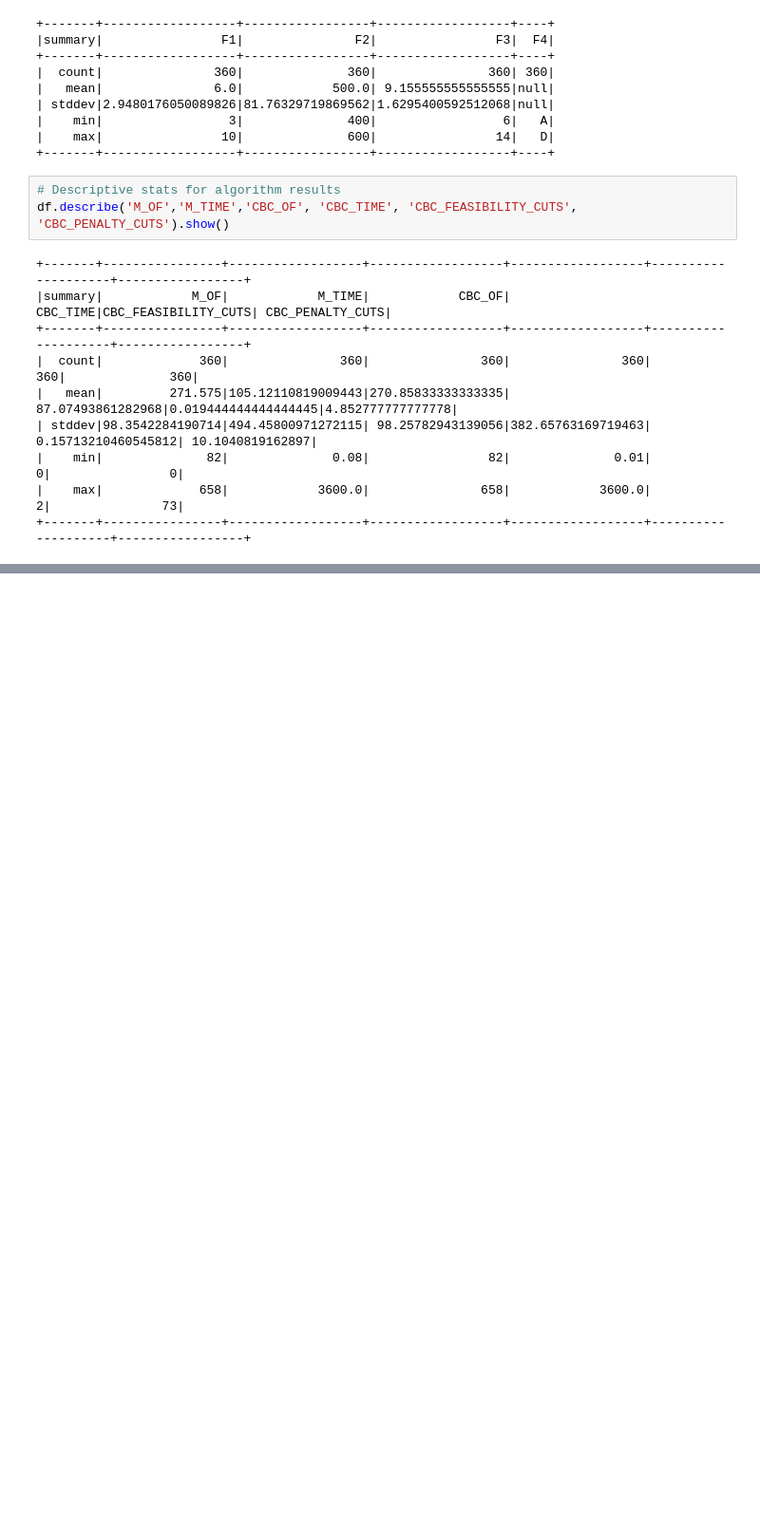
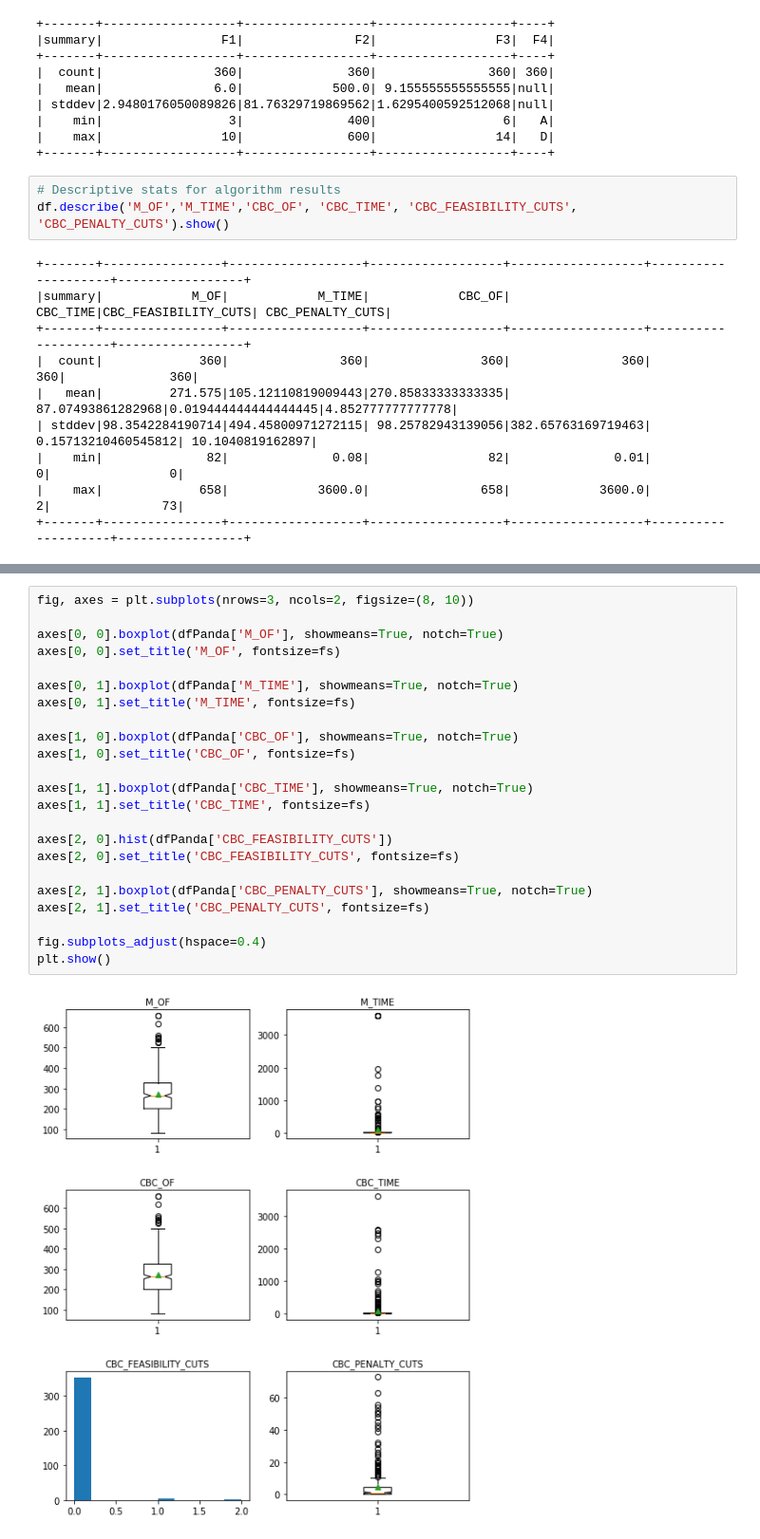
Before and after one commit to JakeSieghardt/pyspark-challenge, a Jupyter notebook: src/work/Challenge.ipynb, the cells around one changed output, grey strips where cells are left out. Shown: that part at 95% size. Drawn from its saved outputs; the diff is of its cells as text; blank space fills up the shorter version.

```diff
--- a/src/work/Challenge.ipynb
+++ b/src/work/Challenge.ipynb
@@ -113,0 +146,25 @@ df.describe('M_OF','M_TIME','CBC_OF', 'CBC_TIME', 'CBC_FEASIBILITY_CUTS', 'CBC_P
+# %%
+fig, axes = plt.subplots(nrows=3, ncols=2, figsize=(8, 10))
+
+axes[0, 0].boxplot(dfPanda['M_OF'], showmeans=True, notch=True)
+axes[0, 0].set_title('M_OF', fontsize=fs)
+
+axes[0, 1].boxplot(dfPanda['M_TIME'], showmeans=True, notch=True)
+axes[0, 1].set_title('M_TIME', fontsize=fs)
+
+axes[1, 0].boxplot(dfPanda['CBC_OF'], showmeans=True, notch=True)
+axes[1, 0].set_title('CBC_OF', fontsize=fs)
+
+axes[1, 1].boxplot(dfPanda['CBC_TIME'], showmeans=True, notch=True)
+axes[1, 1].set_title('CBC_TIME', fontsize=fs)
+
+axes[2, 0].hist(dfPanda['CBC_FEASIBILITY_CUTS'])
+axes[2, 0].set_title('CBC_FEASIBILITY_CUTS', fontsize=fs)
+
+axes[2, 1].boxplot(dfPanda['CBC_PENALTY_CUTS'], showmeans=True, notch=True)
+axes[2, 1].set_title('CBC_PENALTY_CUTS', fontsize=fs)
+
+fig.subplots_adjust(hspace=0.4)
+plt.show()
+# %% [output]
+[figure, added]
```
Also changed, not shown: parts of 8 cells of this notebook, 2 other files.
